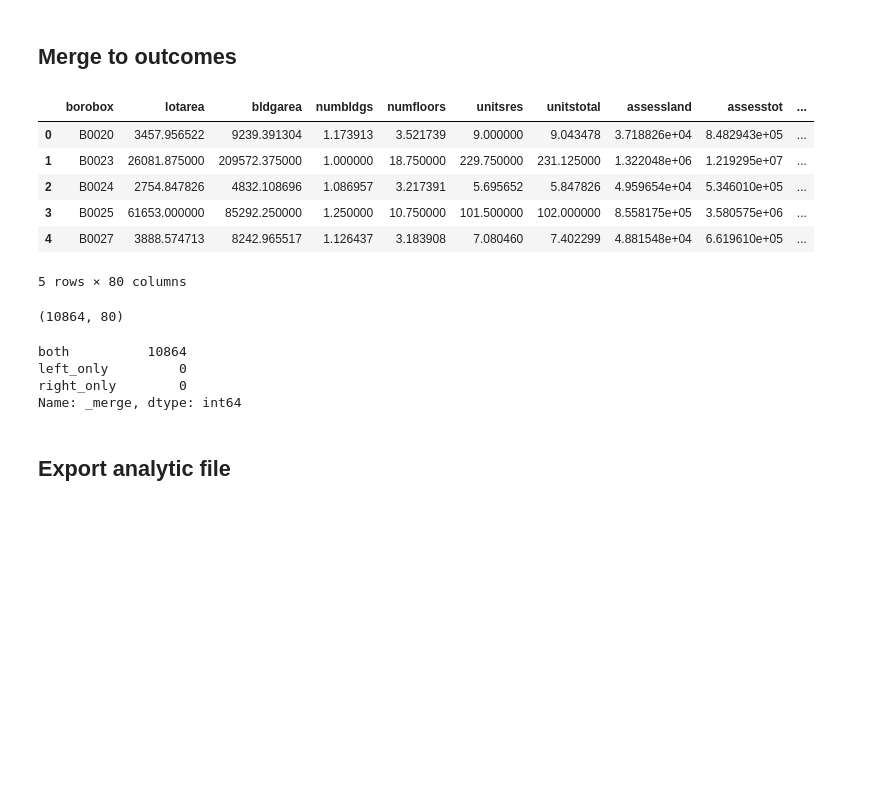
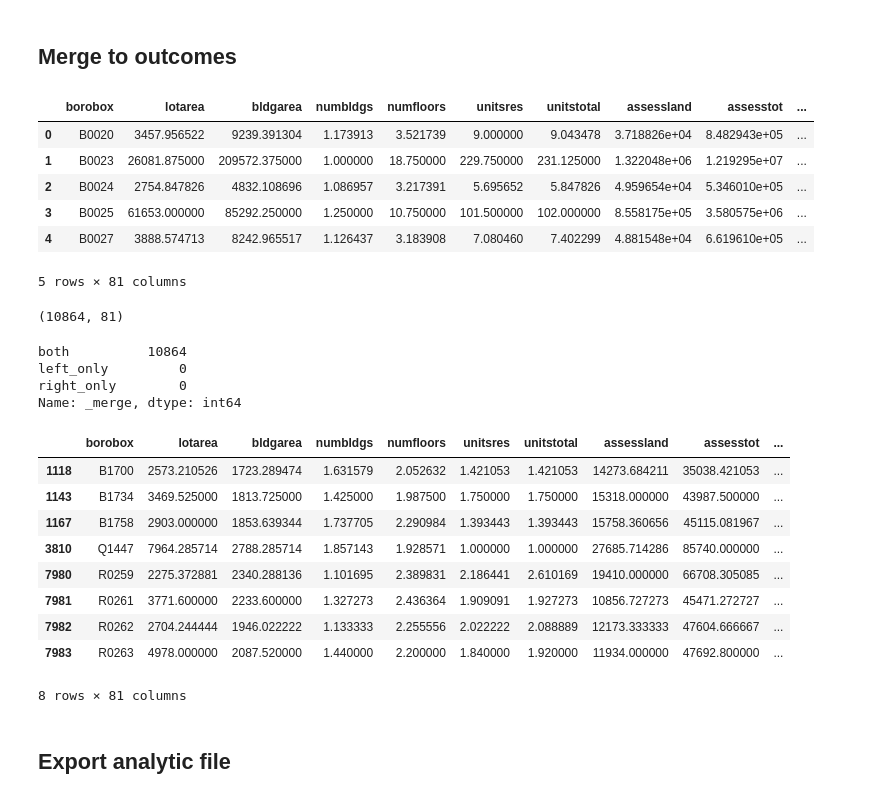
Before and after one commit to KaiElwood/machine-learning-final, a Jupyter notebook: code/02_merge_box.ipynb, the cells around one changed output. Cells and saved outputs as stored; diff of their text form; code cells hidden in the pictures; blank space fills up the shorter version.

```diff
--- a/code/02_merge_box.ipynb
+++ b/code/02_merge_box.ipynb
@@ -132,13 +132,14 @@ left_only          0
 right_only         0
 Name: _merge, dtype: int64
 # %%
+# load predictors and predictors for acs
 df_bld.columns
 predictors = ["lotarea", "bldgarea", "numbldgs", "numfloors", "unitsres", "unitstotal", "assessland",
              "assesstot", "exempttot", "yearbuilt", "holc_AB", "holc_CD", "holc_D",
              "tot_hpd_vio", "hpd_fire_vio", "hpd_b_c_vio",
              "viol_count_per_unit", "hpd_fire_vio_per_unit", "hpd_b_c_vio_per_unit",
              "AL", "NB", "average_energy_usage", "average_energy_usage_mi"]
-predictors_acs= df_bld.columns[df_bld.columns.get_loc("totpop"):df_bld.columns.get_loc("crowdingrenter")].tolist()
+predictors_acs= df_bld.columns[df_bld.columns.get_loc("totpop"):df_bld.columns.get_loc("crowdingrenter") + 1].tolist()
 predictors_full= predictors + predictors_acs
 predictors_full
 
@@ -155,16 +156,30 @@ df_box_final.head()
 | 2 | B0024 | 2754.847826 | 4832.108696 | 1.086957 | 3.217391 | 5.695652 | 5.847826 | 4.959654e+04 | 5.346010e+05 | ... |
 | 3 | B0025 | 61653.000000 | 85292.250000 | 1.250000 | 10.750000 | 101.500000 | 102.000000 | 8.558175e+05 | 3.580575e+06 | ... |
 | 4 | B0027 | 3888.574713 | 8242.965517 | 1.126437 | 3.183908 | 7.080460 | 7.402299 | 4.881548e+04 | 6.619610e+05 | ... |
-5 rows × 80 columns
+5 rows × 81 columns
 # %%
 print(df_box_final.shape)
 df_box_final["_merge"].value_counts()
 # %% [output]
-(10864, 80)
+(10864, 81)
 both          10864
 left_only         0
 right_only        0
 Name: _merge, dtype: int64
+# %%
+## investigate missing values
+df_box_final.loc[df_box_final["medianhhincome"].isna(), "borobox":]
+# %% [output]
+|  | borobox | lotarea | bldgarea | numbldgs | numfloors | unitsres | unitstotal | assessland | assesstot | ... |
+| 1118 | B1700 | 2573.210526 | 1723.289474 | 1.631579 | 2.052632 | 1.421053 | 1.421053 | 14273.684211 | 35038.421053 | ... |
+| 1143 | B1734 | 3469.525000 | 1813.725000 | 1.425000 | 1.987500 | 1.750000 | 1.750000 | 15318.000000 | 43987.500000 | ... |
+| 1167 | B1758 | 2903.000000 | 1853.639344 | 1.737705 | 2.290984 | 1.393443 | 1.393443 | 15758.360656 | 45115.081967 | ... |
+| 3810 | Q1447 | 7964.285714 | 2788.285714 | 1.857143 | 1.928571 | 1.000000 | 1.000000 | 27685.714286 | 85740.000000 | ... |
+| 7980 | R0259 | 2275.372881 | 2340.288136 | 1.101695 | 2.389831 | 2.186441 | 2.610169 | 19410.000000 | 66708.305085 | ... |
+| 7981 | R0261 | 3771.600000 | 2233.600000 | 1.327273 | 2.436364 | 1.909091 | 1.927273 | 10856.727273 | 45471.272727 | ... |
+| 7982 | R0262 | 2704.244444 | 1946.022222 | 1.133333 | 2.255556 | 2.022222 | 2.088889 | 12173.333333 | 47604.666667 | ... |
+| 7983 | R0263 | 4978.000000 | 2087.520000 | 1.440000 | 2.200000 | 1.840000 | 1.920000 | 11934.000000 | 47692.800000 | ... |
+8 rows × 81 columns
 # %% [markdown]
 ## Export analytic file
 # %%
```
Also changed, not shown: parts of 1 cell of this notebook, 3 other files.
